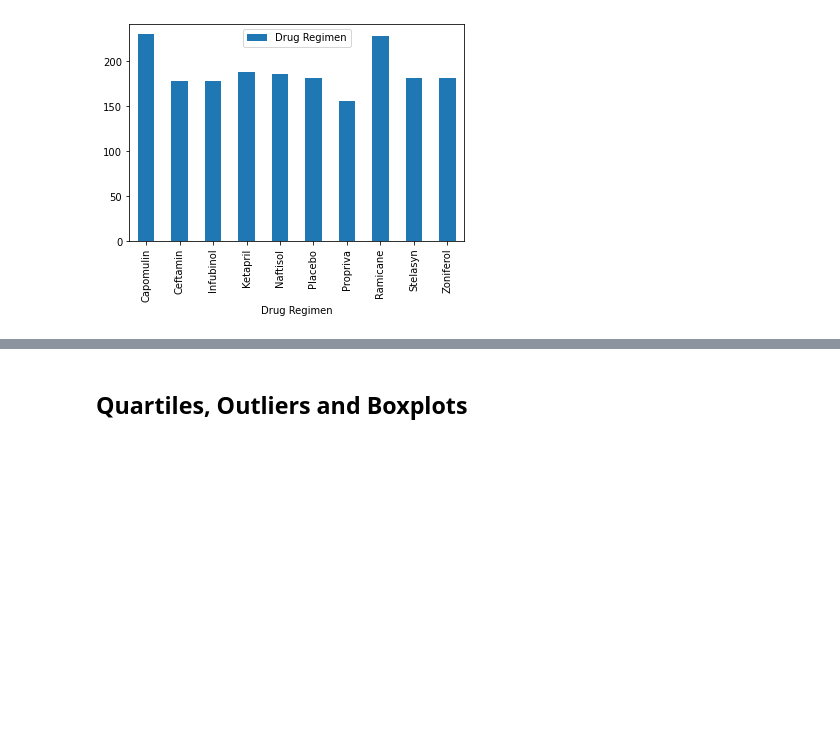
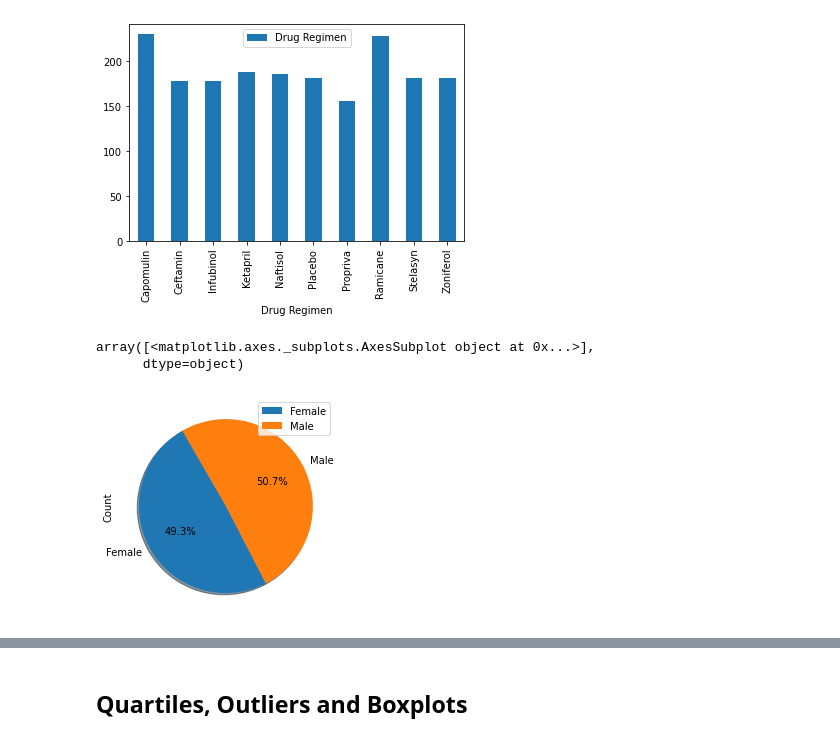
Before and after one commit to rrgpal-dev/MatPlotLib-work, a Jupyter notebook: pymaceuticals_starter.ipynb, the cells around one changed output, grey strips where cells are left out. Drawn from its saved outputs; the diff is of its cells as text; code cells hidden in the pictures; blank space fills up the shorter version.

Commit message:
updated PIE Chart

```diff
--- a/pymaceuticals_starter.ipynb
+++ b/pymaceuticals_starter.ipynb
@@ -105,4 +130,14 @@ bdfStats = pd.DataFrame(bdf["Drug Regimen"].count()).plot(kind='bar')
 plt.show()
 # %% [output]
 [figure]
+# %%
+# Generate a pie plot showing the distribution of female versus male mice using pandas
+gdf = md.groupby(["Sex"])
+gdfStats = pd.DataFrame(gdf["Sex"].count())
+gdfStats.columns = ["Count"]
+gdfStats.plot.pie(subplots=True,autopct='%1.1f%%', shadow = True,startangle=120)
+# %% [output]
+array([<matplotlib.axes._subplots.AxesSubplot object at 0x...>],
+      dtype=object)
+[figure, added]
 # %%
```
Also changed, not shown: parts of 6 cells of this notebook.
